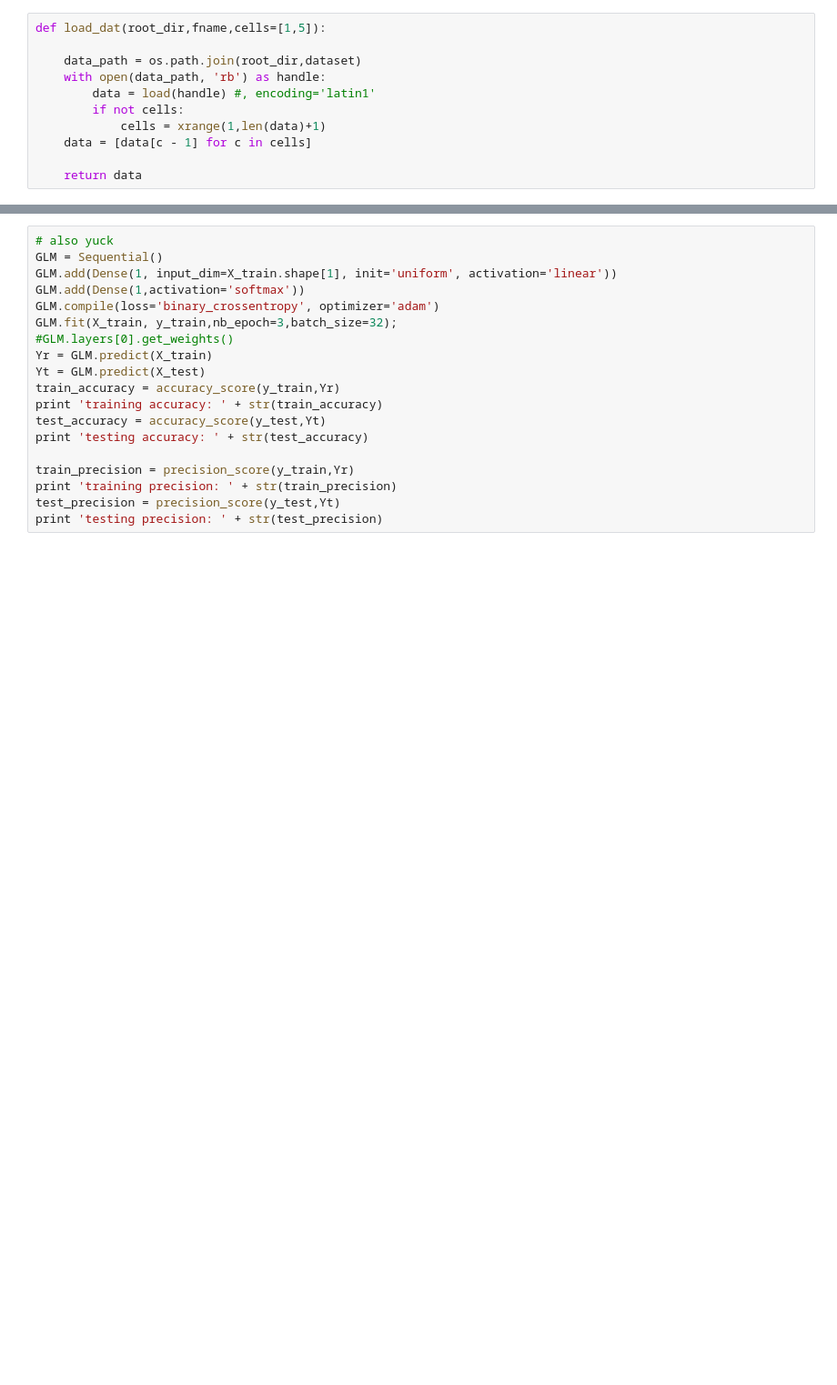
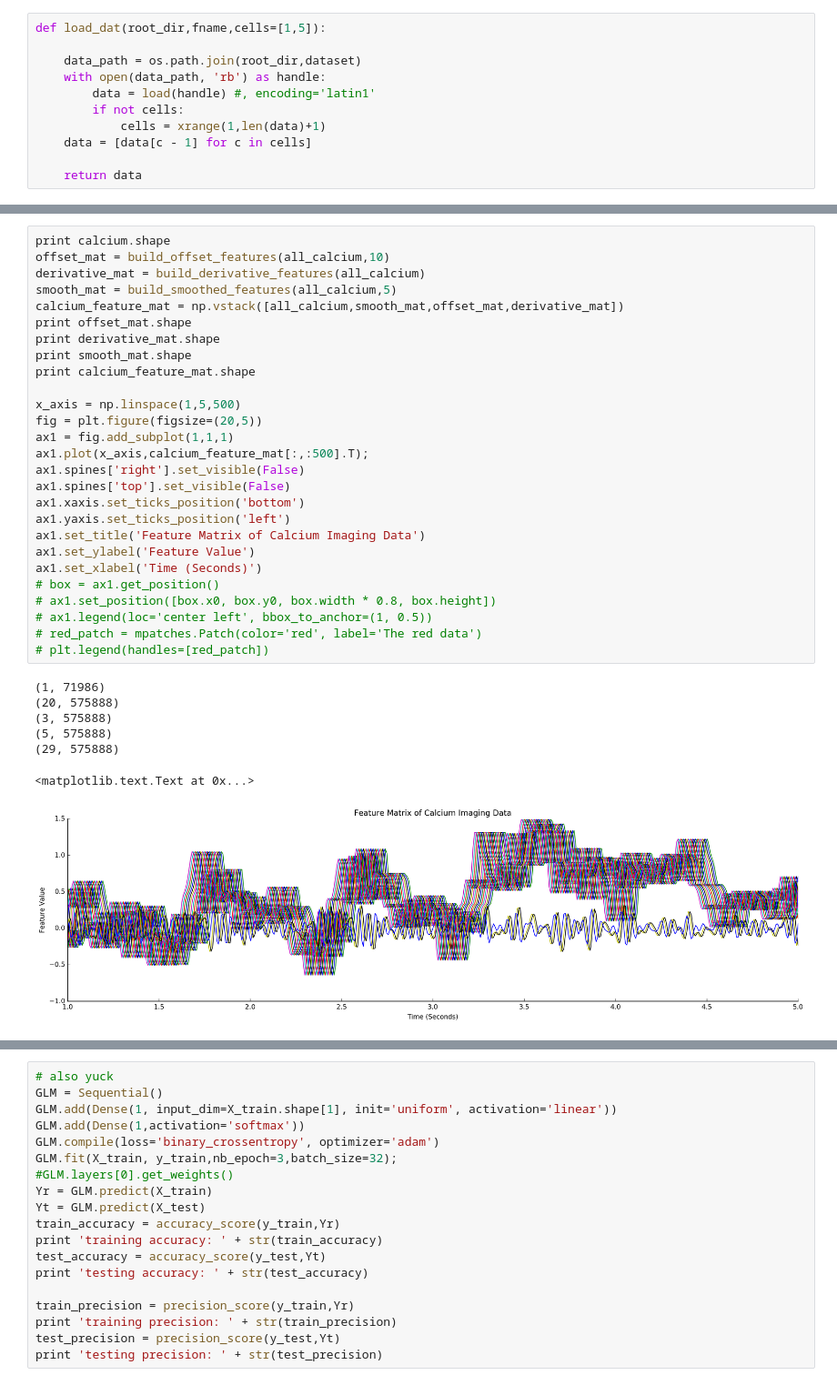
Before and after one commit to torbenator/calcium_spikes, a Jupyter notebook: calcium_imaging.ipynb, the cells around one changed output, grey strips where cells are left out. Shown at 91% size. Saved outputs shown, nothing was run; the diff lists cells and outputs as text; blank space fills up the shorter version.

```diff
--- a/calcium_imaging.ipynb
+++ b/calcium_imaging.ipynb
@@ -116,2 +160,37 @@ plt.plot(calcium_feature_mat[:,:1000].T);
+# %%
+print calcium.shape
+offset_mat = build_offset_features(all_calcium,10)
+derivative_mat = build_derivative_features(all_calcium)
+smooth_mat = build_smoothed_features(all_calcium,5)
+calcium_feature_mat = np.vstack([all_calcium,smooth_mat,offset_mat,derivative_mat])
+print offset_mat.shape
+print derivative_mat.shape
+print smooth_mat.shape
+print calcium_feature_mat.shape
+
+x_axis = np.linspace(1,5,500)
+fig = plt.figure(figsize=(20,5))
+ax1 = fig.add_subplot(1,1,1)
+ax1.plot(x_axis,calcium_feature_mat[:,:500].T);
+ax1.spines['right'].set_visible(False)
+ax1.spines['top'].set_visible(False)
+ax1.xaxis.set_ticks_position('bottom')
+ax1.yaxis.set_ticks_position('left')
+ax1.set_title('Feature Matrix of Calcium Imaging Data')
+ax1.set_ylabel('Feature Value')
+ax1.set_xlabel('Time (Seconds)')
+# box = ax1.get_position()
+# ax1.set_position([box.x0, box.y0, box.width * 0.8, box.height])
+# ax1.legend(loc='center left', bbox_to_anchor=(1, 0.5))
+# red_patch = mpatches.Patch(color='red', label='The red data')
+# plt.legend(handles=[red_patch])
+# %% [output]
+(1, 71986)
+(20, 575888)
+(3, 575888)
+(5, 575888)
+(29, 575888)
+<matplotlib.text.Text at 0x...>
+[figure, added]
 # %%
 
```
Also changed, not shown: parts of 15 cells of this notebook.
